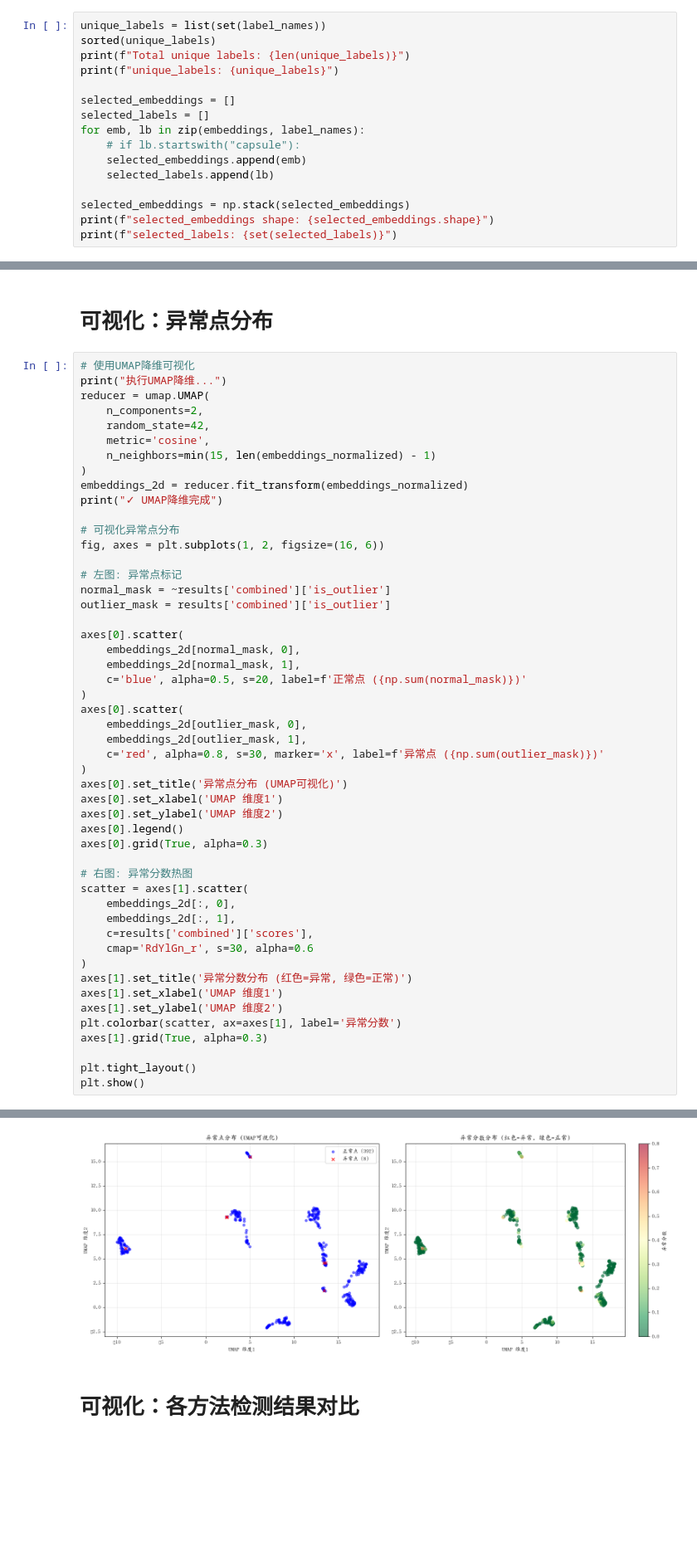
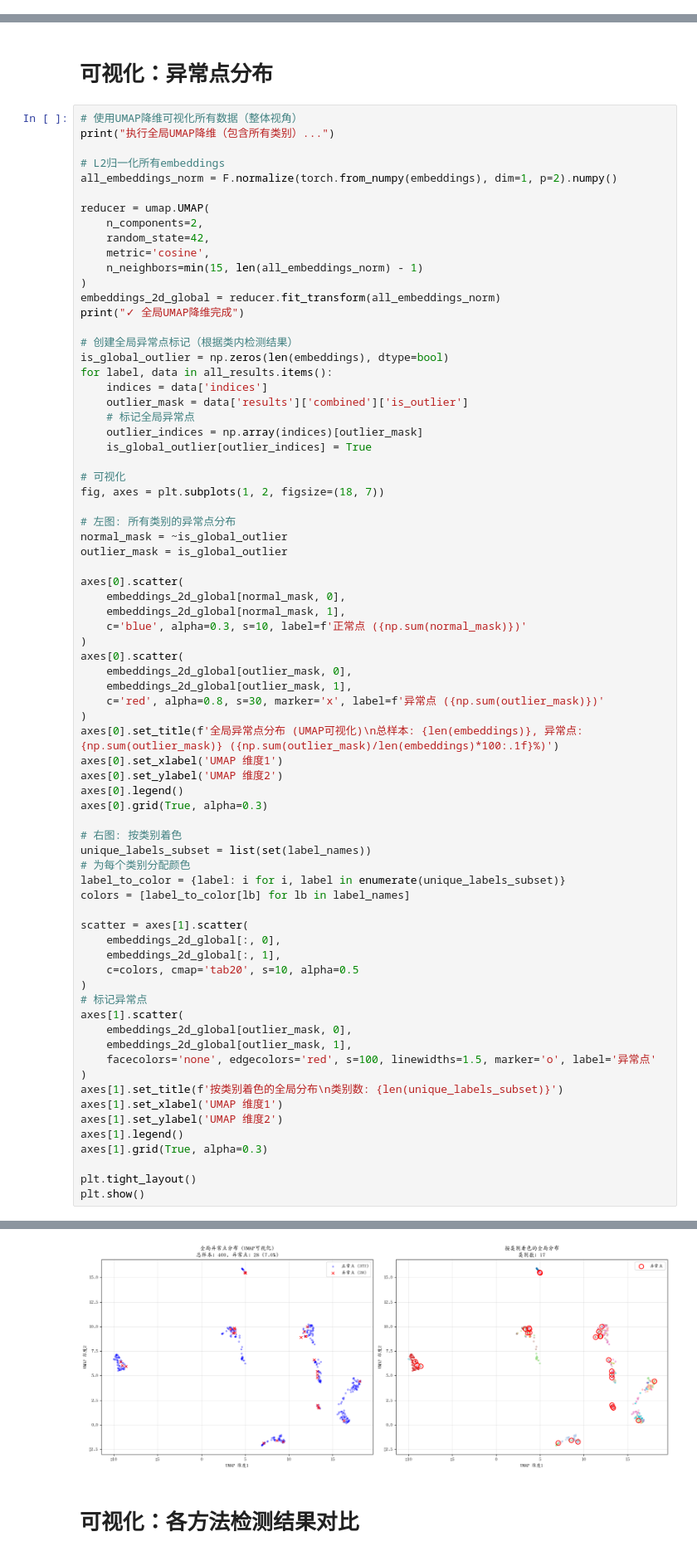
Before and after one commit to smile-care/EmbeddingModel, a Jupyter notebook: scripts/outlier_detection_analysis.ipynb, the cells around one changed output, grey strips where cells are left out. Shown at 83% size. Drawn from its saved outputs; the diff is of its cells as text; blank space fills up the shorter version.

```diff
--- a/scripts/outlier_detection_analysis.ipynb
+++ b/scripts/outlier_detection_analysis.ipynb
@@ -78,19 +89,3 @@ print(f"  - 唯一标签数: {len(set(label_names))}")
   - 样本数: 400
   - Embedding 维度: 128
   - 唯一标签数: 17
-# %%
-unique_labels = list(set(label_names))
-sorted(unique_labels)
-print(f"Total unique labels: {len(unique_labels)}")
-print(f"unique_labels: {unique_labels}")
-
-selected_embeddings = []
-selected_labels = []
-for emb, lb in zip(embeddings, label_names):
-    # if lb.startswith("capsule"):
-    selected_embeddings.append(emb)
-    selected_labels.append(lb)
-
-selected_embeddings = np.stack(selected_embeddings)
-print(f"selected_embeddings shape: {selected_embeddings.shape}")
-print(f"selected_labels: {set(selected_labels)}")
@@ -374,51 +653,74 @@ if len(outlier_list) > 20:
 # %% [markdown]
 # 可视化：异常点分布
 # %%
-# 使用UMAP降维可视化
-print("执行UMAP降维...")
+# 使用UMAP降维可视化所有数据（整体视角）
+print("执行全局UMAP降维（包含所有类别）...")
+
+# L2归一化所有embeddings
+all_embeddings_norm = F.normalize(torch.from_numpy(embeddings), dim=1, p=2).numpy()
+
 reducer = umap.UMAP(
     n_components=2,
     random_state=42,
     metric='cosine',
-    n_neighbors=min(15, len(embeddings_normalized) - 1)
+    n_neighbors=min(15, len(all_embeddings_norm) - 1)
 )
-embeddings_2d = reducer.fit_transform(embeddings_normalized)
-print("✓ UMAP降维完成")
+embeddings_2d_global = reducer.fit_transform(all_embeddings_norm)
+print("✓ 全局UMAP降维完成")
 
-# 可视化异常点分布
-fig, axes = plt.subplots(1, 2, figsize=(16, 6))
+# 创建全局异常点标记（根据类内检测结果）
+is_global_outlier = np.zeros(len(embeddings), dtype=bool)
+for label, data in all_results.items():
+    indices = data['indices']
+    outlier_mask = data['results']['combined']['is_outlier']
+    # 标记全局异常点
+    outlier_indices = np.array(indices)[outlier_mask]
+    is_global_outlier[outlier_indices] = True
 
-# 左图: 异常点标记
-normal_mask = ~results['combined']['is_outlier']
-outlier_mask = results['combined']['is_outlier']
+# 可视化
+fig, axes = plt.subplots(1, 2, figsize=(18, 7))
+
+# 左图: 所有类别的异常点分布
+normal_mask = ~is_global_outlier
+outlier_mask = is_global_outlier
 
 axes[0].scatter(
-    embeddings_2d[normal_mask, 0],
-    embeddings_2d[normal_mask, 1],
-    c='blue', alpha=0.5, s=20, label=f'正常点 ({np.sum(normal_mask)})'
+    embeddings_2d_global[normal_mask, 0],
+    embeddings_2d_global[normal_mask, 1],
+    c='blue', alpha=0.3, s=10, label=f'正常点 ({np.sum(normal_mask)})'
 )
 axes[0].scatter(
-    embeddings_2d[outlier_mask, 0],
-    embeddings_2d[outlier_mask, 1],
+    embeddings_2d_global[outlier_mask, 0],
+    embeddings_2d_global[outlier_mask, 1],
     c='red', alpha=0.8, s=30, marker='x', label=f'异常点 ({np.sum(outlier_mask)})'
 )
-axes[0].set_title('异常点分布 (UMAP可视化)')
+axes[0].set_title(f'全局异常点分布 (UMAP可视化)\n总样本: {len(embeddings)}, 异常点: {np.sum(outlier_mask)} ({np.sum(outlier_mask)/len(embeddings)*100:.1f}%)')
 axes[0].set_xlabel('UMAP 维度1')
 axes[0].set_ylabel('UMAP 维度2')
 axes[0].legend()
 axes[0].grid(True, alpha=0.3)
 
-# 右图: 异常分数热图
+# 右图: 按类别着色
+unique_labels_subset = list(set(label_names))
+# 为每个类别分配颜色
+label_to_color = {label: i for i, label in enumerate(unique_labels_subset)}
+colors = [label_to_color[lb] for lb in label_names]
+
 scatter = axes[1].scatter(
-    embeddings_2d[:, 0],
-    embeddings_2d[:, 1],
-    c=results['combined']['scores'],
-    cmap='RdYlGn_r', s=30, alpha=0.6
+    embeddings_2d_global[:, 0],
+    embeddings_2d_global[:, 1],
+    c=colors, cmap='tab20', s=10, alpha=0.5
 )
-axes[1].set_title('异常分数分布 (红色=异常, 绿色=正常)')
+# 标记异常点
+axes[1].scatter(
+    embeddings_2d_global[outlier_mask, 0],
+    embeddings_2d_global[outlier_mask, 1],
+    facecolors='none', edgecolors='red', s=100, linewidths=1.5, marker='o', label='异常点'
+)
+axes[1].set_title(f'按类别着色的全局分布\n类别数: {len(unique_labels_subset)}')
 axes[1].set_xlabel('UMAP 维度1')
 axes[1].set_ylabel('UMAP 维度2')
-plt.colorbar(scatter, ax=axes[1], label='异常分数')
+axes[1].legend()
 axes[1].grid(True, alpha=0.3)
 
 plt.tight_layout()
@@ -429,3 +731,3 @@ plt.show()
-[figure, old version]
+[figure, new version]
 # %% [markdown]
 # 可视化：各方法检测结果对比
```
Also changed, not shown: parts of 20 cells of this notebook, 8 other files.
